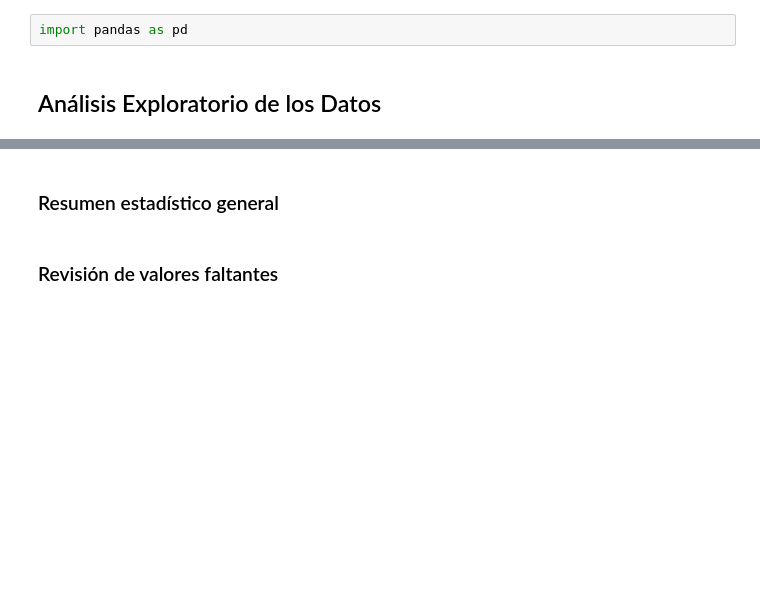
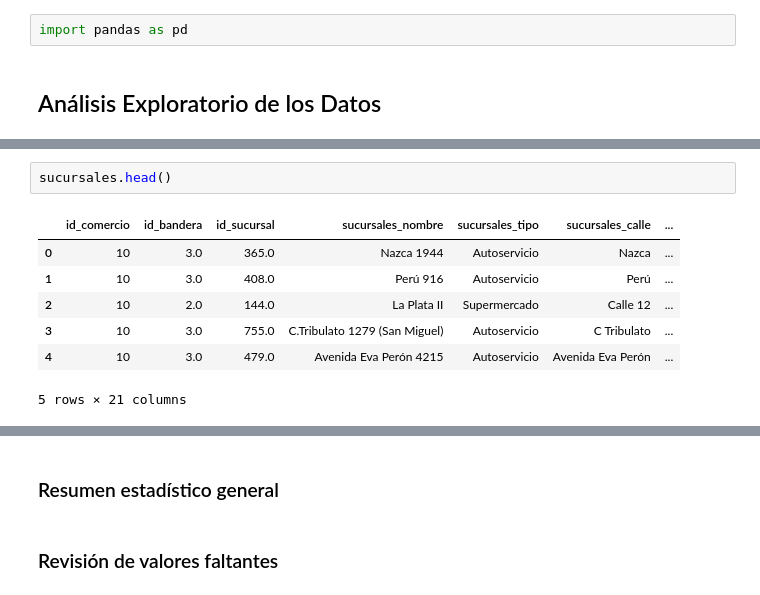
Before and after one commit to gurysilvera/Analisis_de_datos, a Jupyter notebook: tp1.ipynb, the cells around one changed output, grey strips where cells are left out. Saved outputs shown, nothing was run; the diff lists cells and outputs as text; blank space fills up the shorter version.

```diff
--- a/tp1.ipynb
+++ b/tp1.ipynb
@@ -67,0 +94,10 @@ sucursales
+# %%
+sucursales.head()
+# %% [output]
+|  | id_comercio | id_bandera | id_sucursal | sucursales_nombre | sucursales_tipo | sucursales_calle | ... |
+| 0 | 10 | 3.0 | 365.0 | Nazca 1944 | Autoservicio | Nazca | ... |
+| 1 | 10 | 3.0 | 408.0 | Perú 916 | Autoservicio | Perú | ... |
+| 2 | 10 | 2.0 | 144.0 | La Plata II | Supermercado | Calle 12 | ... |
+| 3 | 10 | 3.0 | 755.0 | C.Tribulato 1279 (San Miguel) | Autoservicio | C Tribulato | ... |
+| 4 | 10 | 3.0 | 479.0 | Avenida Eva Perón 4215 | Autoservicio | Avenida Eva Perón | ... |
+5 rows × 21 columns
```
Also changed, not shown: parts of 18 cells of this notebook.
